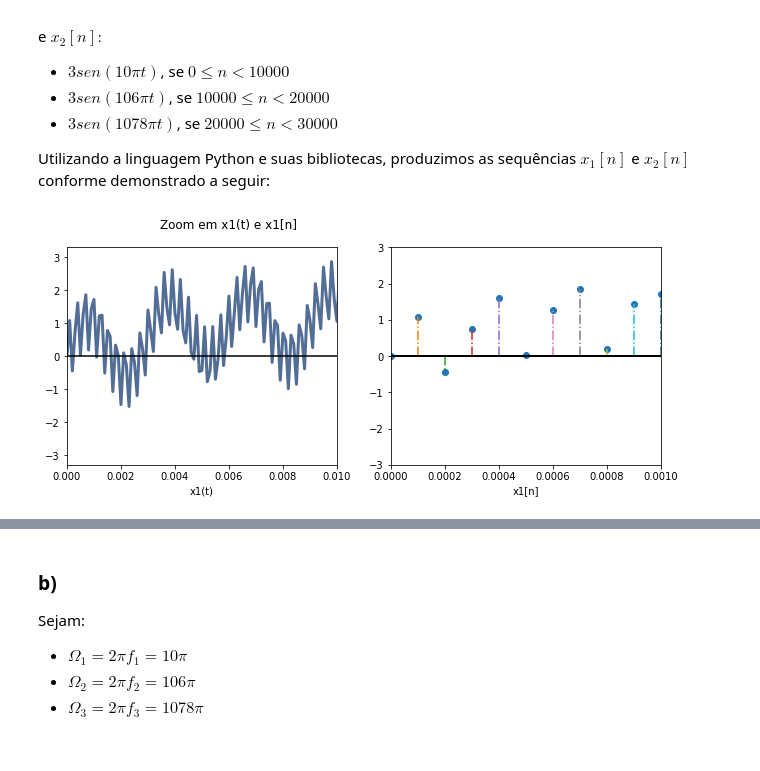
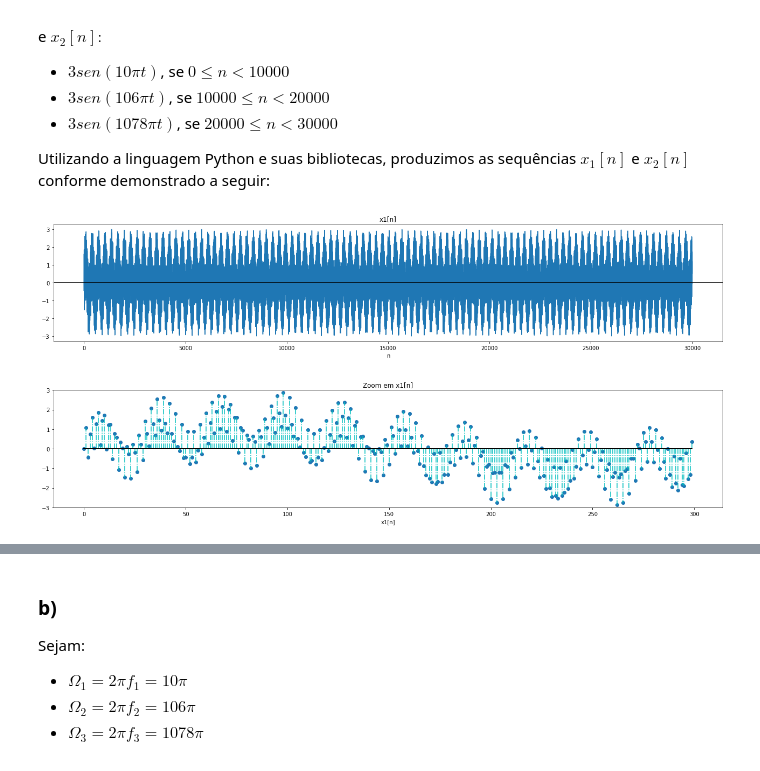
Before and after one commit to ecalasans/pds_-2, a Jupyter notebook: p2.ipynb, the cells around one changed output, grey strips where cells are left out. Drawn from its saved outputs; the diff is of its cells as text; code cells hidden in the pictures.

```diff
--- a/p2.ipynb
+++ b/p2.ipynb
@@ -90,20 +90,24 @@ x2_n = (w21_n + w22_n + w23_n)
 # %%
 # Gráficos
 # x1_n
-plt.subplot(1,2,1)
-plt.suptitle('Zoom em x1(t) e x1[n]')
-x1_n.plot()
-plt.xlim(0,0.01)
-plt.xlabel('x1(t)')
+plt.title('x1[n]')
+plt.plot(x1_n.ts*10000, x1_n.ys)
+plt.xlabel('n')
 plt.axhline(y=0, color='k')
+plt.subplots_adjust(right=3)
+plt.show()
 
-plt.subplot(1,2,2)
-markerline, stemlines, baseline = plt.stem(x1_n.ts, x1_n.ys, '-.')
+#Detalhe
+x1Det_k = x1_n.ts[range(0, 300)]
+x1Det_y = x1_n.ys[range(0, 300)]
+
+markerline, stemlines, baseline = plt.stem(x1Det_k*10000, x1Det_y, 'c-.')
 plt.setp(baseline, color='k', linewidth=2)
-plt.xlim(0,0.001)
 plt.ylim(-3,3)
 plt.xlabel('x1[n]')
-plt.subplots_adjust(right=1.5)
+plt.subplots_adjust(right=3)
+plt.title('Zoom em x1[n]')
 plt.show()
 # %% [output]
-[figure, old version]
+[figure, new version]
+[figure, added]
```
Also changed, not shown: parts of 4 cells of this notebook.
